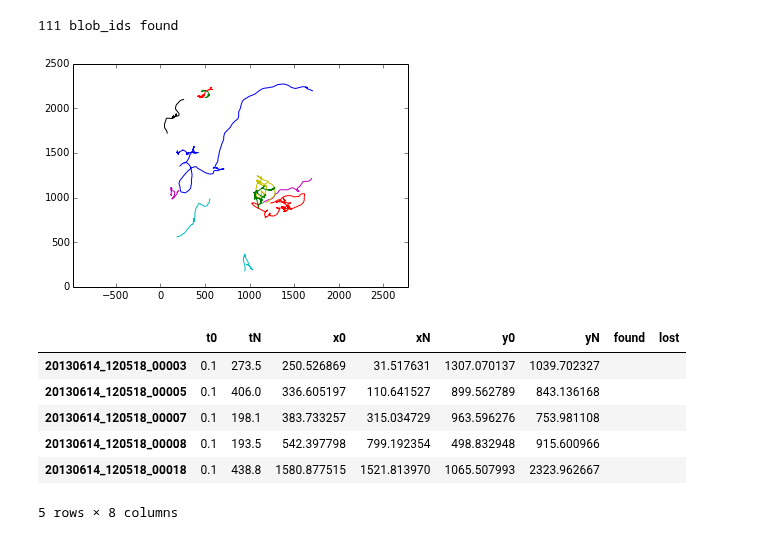
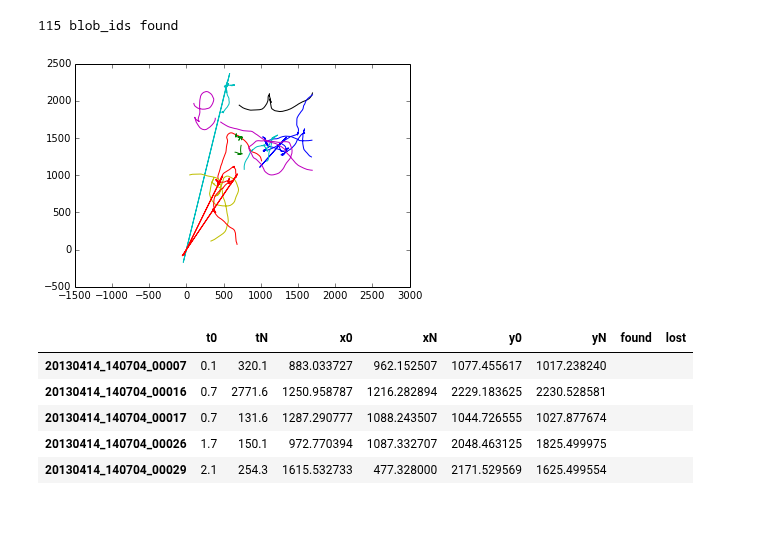
Before and after one commit to amarallab/waldo, a Jupyter notebook: workbooks/lost_and_found.ipynb, the cells around one changed output. Cells and saved outputs as stored; diff of their text form; code cells hidden in the pictures.

```diff
--- a/workbooks/lost_and_found.ipynb
+++ b/workbooks/lost_and_found.ipynb
@@ -52,41 +51,42 @@ def plot_tracks(blob_xys, max_blobs=50, platesize=[1728, 2352]):
     """
     fig, ax = plt.subplots()
     xmax, ymax = 0, 0
-    for i, (bid, xy) in enumerate(blob_data.iteritems()):
+    for i, (bid, xy) in enumerate(blob_xys.iteritems()):
         xy = xy[::10]
         #print len(xy)
         x, y = zip(*xy)
         ax.plot(x, y)
         if max(x) > xmax:
             xmax = max(x)
         if max(y) > ymax:
             ymax = max(y)
         if i > max_blobs:
             break
 
 
     #ax.set_xlim([0, platesize[0]])
     #ax.set_ylim([0, platesize[1]])
     #plt.axis('equal')
     plt.axes().set_aspect('equal', 'datalim')
     try:
         plt.show()
     except OverflowError as e:
         print 'Dataset too big to plot'
         print 'error:', e
 
 
 
 
 #ex_id = '20130318_131111'
-ex_id = '20130614_120518'
+#ex_id = '20130614_120518'
+ex_id = '20130414_140704'
 plate_size = [1728, 2352]
 
 blob_times, blob_xys = pull_all_xy_for_ex_id(ex_id)
 plot_tracks(blob_xys, max_blobs=10)
 # %% [output]
-111 blob_ids found
+115 blob_ids found
-[figure, old version]
+[figure, new version]
 # %%
 blob_ids = sorted(blob_xys)
 x0, y0 = zip(*[blob_xys[bi][0] for bi in blob_ids])
@@ -102,12 +102,11 @@ blobs['lost'] = ''
 blobs.head()
 # %% [output]
 |  | t0 | tN | x0 | xN | y0 | yN | found | lost |
-| 20130614_120518_00003 | 0.1 | 273.5 | 250.526869 | 31.517631 | 1307.070137 | 1039.702327 |  |  |
-| 20130614_120518_00005 | 0.1 | 406.0 | 336.605197 | 110.641527 | 899.562789 | 843.136168 |  |  |
-| 20130614_120518_00007 | 0.1 | 198.1 | 383.733257 | 315.034729 | 963.596276 | 753.981108 |  |  |
-| 20130614_120518_00008 | 0.1 | 193.5 | 542.397798 | 799.192354 | 498.832948 | 915.600966 |  |  |
-| 20130614_120518_00018 | 0.1 | 438.8 | 1580.877515 | 1521.813970 | 1065.507993 | 2323.962667 |  |  |
+| 20130414_140704_00007 | 0.1 | 320.1 | 883.033727 | 962.152507 | 1077.455617 | 1017.238240 |  |  |
+| 20130414_140704_00016 | 0.7 | 2771.6 | 1250.958787 | 1216.282894 | 2229.183625 | 2230.528581 |  |  |
+| 20130414_140704_00017 | 0.7 | 131.6 | 1287.290777 | 1088.243507 | 1044.726555 | 1027.877674 |  |  |
+| 20130414_140704_00026 | 1.7 | 150.1 | 972.770394 | 1087.332707 | 2048.463125 | 1825.499975 |  |  |
+| 20130414_140704_00029 | 2.1 | 254.3 | 1615.532733 | 477.328000 | 2171.529569 | 1625.499554 |  |  |
-5 rows × 8 columns
 # %%
 edge_thresh = 50
 start_thresh = 30
```
Also changed, not shown: parts of 5 cells of this notebook, 2 other files.
